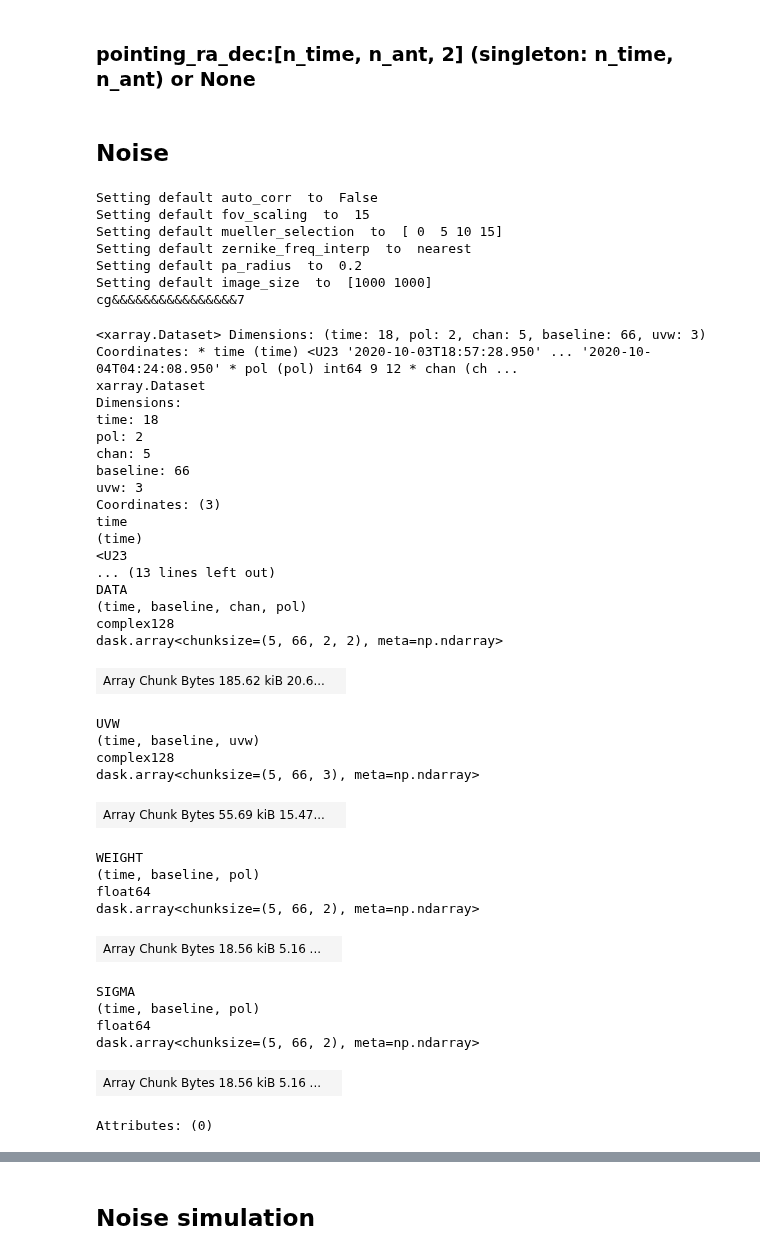
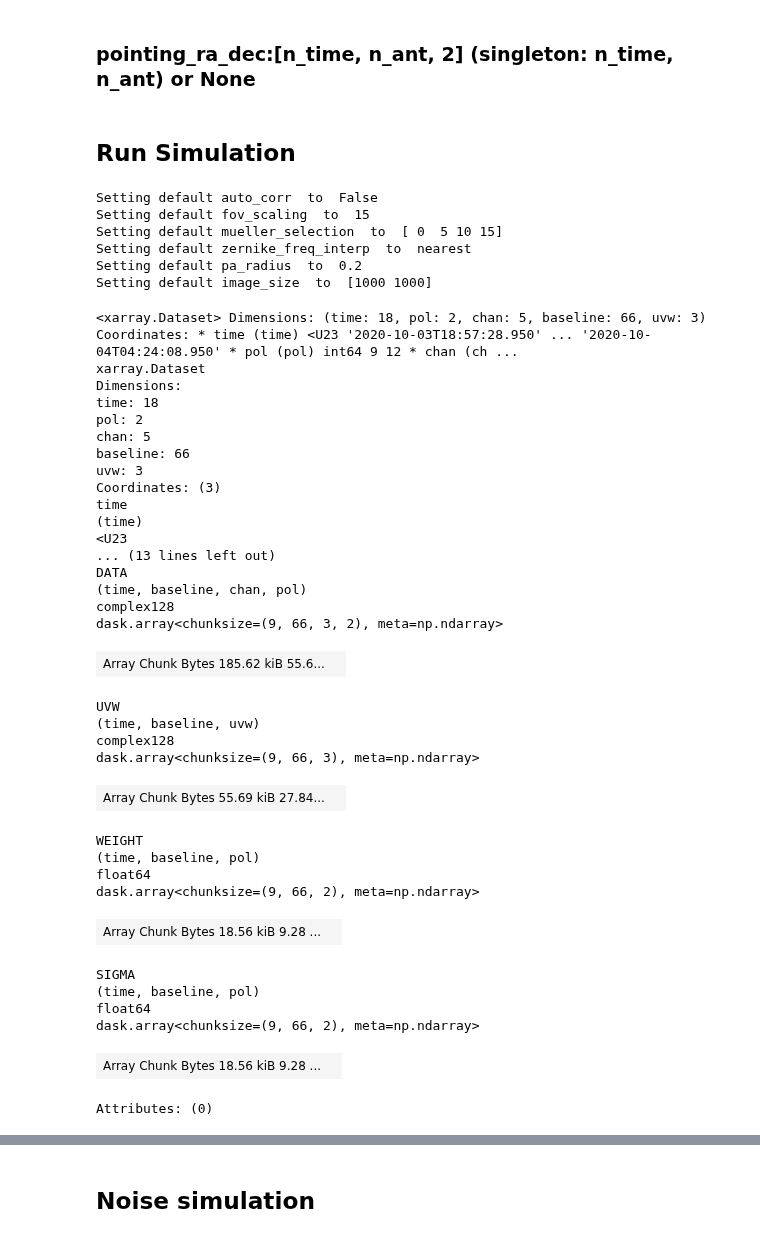
Before and after one commit to casangi/sirius, a Jupyter notebook: docs/heterogeneous_array_mosaic_simulations.ipynb, the cells around one changed output, grey strips where cells are left out. Cells and saved outputs as stored; diff of their text form; code cells hidden in the pictures.

Commit message:
Update het mosaic sim notebook.

```diff
--- a/docs/heterogeneous_array_mosaic_simulations.ipynb
+++ b/docs/heterogeneous_array_mosaic_simulations.ipynb
@@ -69,6 +69,6 @@ from sirius.simulation import make_time_xda
 #time_xda = make_time_xda(time_start='2020-10-03T18:57:29.09',time_delta=2000,n_samples=18,n_chunks=4)
 #time_xda = make_time_xda(time_start='2020-10-04T00:00:00.000',time_delta=2000,n_samples=18,n_chunks=4)
 
-time_xda = make_time_xda(time_start='2020-10-03T18:57:28.95',time_delta=2000,n_samples=18,n_chunks=4)
+time_xda = make_time_xda(time_start='2020-10-03T18:57:28.95',time_delta=2000,n_samples=18,n_chunks=2)
 time_xda
 # %% [output]
@@ -84,7 +84,7 @@ Attributes: (1)
 time_delta :
 2000.0
 # %%
-from sirius.simulation import make_chan_xda
-chan_xda = make_chan_xda(spw_name = 'Band3',freq_start = 90*10**9, freq_delta = 2*10**9, freq_resolution=1*10**6, n_channels=5, n_chunks=3)
+from sirius.simulation import make_chan_xda #n_channels = 5
+chan_xda = make_chan_xda(spw_name = 'Band3',freq_start = 90*10**9, freq_delta = 2*10**9, freq_resolution=1*10**6, n_channels=5, n_chunks=2)
 chan_xda
 # %% [output]
@@ -154,7 +156,7 @@ point_source_ra_dec = np.array([point_source_skycoord.ra.rad,point_source_skycoo
 ### point_source_flux: [n_point_sources, n_time, n_chan, n_pol] (singleton: n_time, n_chan)
 All 4 instramental pol values must be given even if only RR and LL are requested.
 # %%
-point_source_flux = np.array([2.17, 0, 0, 2.17])[None,None,None,:]
+point_source_flux = np.array([1.0, 0, 0, 1.0])[None,None,None,:]
 # %% [markdown]
 ## Telescope Setup
 ### phase_center:  [n_time, 2] (singleton: n_time)
@@ -171,4 +173,4 @@ phase_center_ra_dec = np.array([[phase_center_1.ra.rad,phase_center_1.dec.rad]]*
 # %%
 pointing_ra_dec = None #No pointing offsets
 # %% [markdown]
-## Noise
+## Run Simulation
@@ -177,4 +177,7 @@ noise_parms = None
 # %%
+noise_parms = None
+save_parms = {'ms_name':'het_mosaic_sim.ms','write_to_ms':True,'DAG_name_vis_uvw_gen':'DAG_vis_uvw_gen.png','DAG_name_write':'DAG_write.png'}
+
 from sirius import make_ant_sky_jones, simulation
 save_parms = {'ms_name':'het_mosaic_sim.ms','write_to_ms':True,'DAG_name_vis_uvw_gen':'DAG_vis_uvw_gen.png','DAG_name_write':'DAG_write.png'}
 vis_xds = simulation(point_source_flux,
@@ -182,49 +185,48 @@ vis_xds = simulation(point_source_flux,
                      pointing_ra_dec,
                      phase_center_ra_dec,
                      phase_center_names,
                      beam_parms,beam_models,
                      beam_model_map,uvw_parms,
                      tel_xds, time_xda, chan_xda, pol, noise_parms, save_parms)
 vis_xds
 # %% [output]
 Setting default auto_corr  to  False
 Setting default fov_scaling  to  15
 Setting default mueller_selection  to  [ 0  5 10 15]
 Setting default zernike_freq_interp  to  nearest
 Setting default pa_radius  to  0.2
 Setting default image_size  to  [1000 1000]
-cg&&&&&&&&&&&&&&&&7
 <xarray.Dataset> Dimensions: (time: 18, pol: 2, chan: 5, baseline: 66, uvw: 3) Coordinates: * time (time) <U23 '2020-10-03T18:57:28.950' ... '2020-10-04T04:24:08.950' * pol (pol) int64 9 12 * chan (ch ...
 xarray.Dataset
 Dimensions:
 time: 18
 pol: 2
 chan: 5
 baseline: 66
 uvw: 3
 Coordinates: (3)
 time
 (time)
 <U23
 ... (13 lines left out)
 DATA
 (time, baseline, chan, pol)
 complex128
-dask.array<chunksize=(5, 66, 2, 2), meta=np.ndarray>
+dask.array<chunksize=(9, 66, 3, 2), meta=np.ndarray>
-| Array Chunk Bytes 185.62 kiB 20.6... |  |
+| Array Chunk Bytes 185.62 kiB 55.6... |  |
 UVW
 (time, baseline, uvw)
 complex128
-dask.array<chunksize=(5, 66, 3), meta=np.ndarray>
+dask.array<chunksize=(9, 66, 3), meta=np.ndarray>
-| Array Chunk Bytes 55.69 kiB 15.47... |  |
+| Array Chunk Bytes 55.69 kiB 27.84... |  |
 WEIGHT
 (time, baseline, pol)
 float64
-dask.array<chunksize=(5, 66, 2), meta=np.ndarray>
+dask.array<chunksize=(9, 66, 2), meta=np.ndarray>
-| Array Chunk Bytes 18.56 kiB 5.16 ... |  |
+| Array Chunk Bytes 18.56 kiB 9.28 ... |  |
 SIGMA
 (time, baseline, pol)
 float64
-dask.array<chunksize=(5, 66, 2), meta=np.ndarray>
+dask.array<chunksize=(9, 66, 2), meta=np.ndarray>
-| Array Chunk Bytes 18.56 kiB 5.16 ... |  |
+| Array Chunk Bytes 18.56 kiB 9.28 ... |  |
 Attributes: (0)
```
Also changed, not shown: parts of 36 cells of this notebook, 5 other files.
